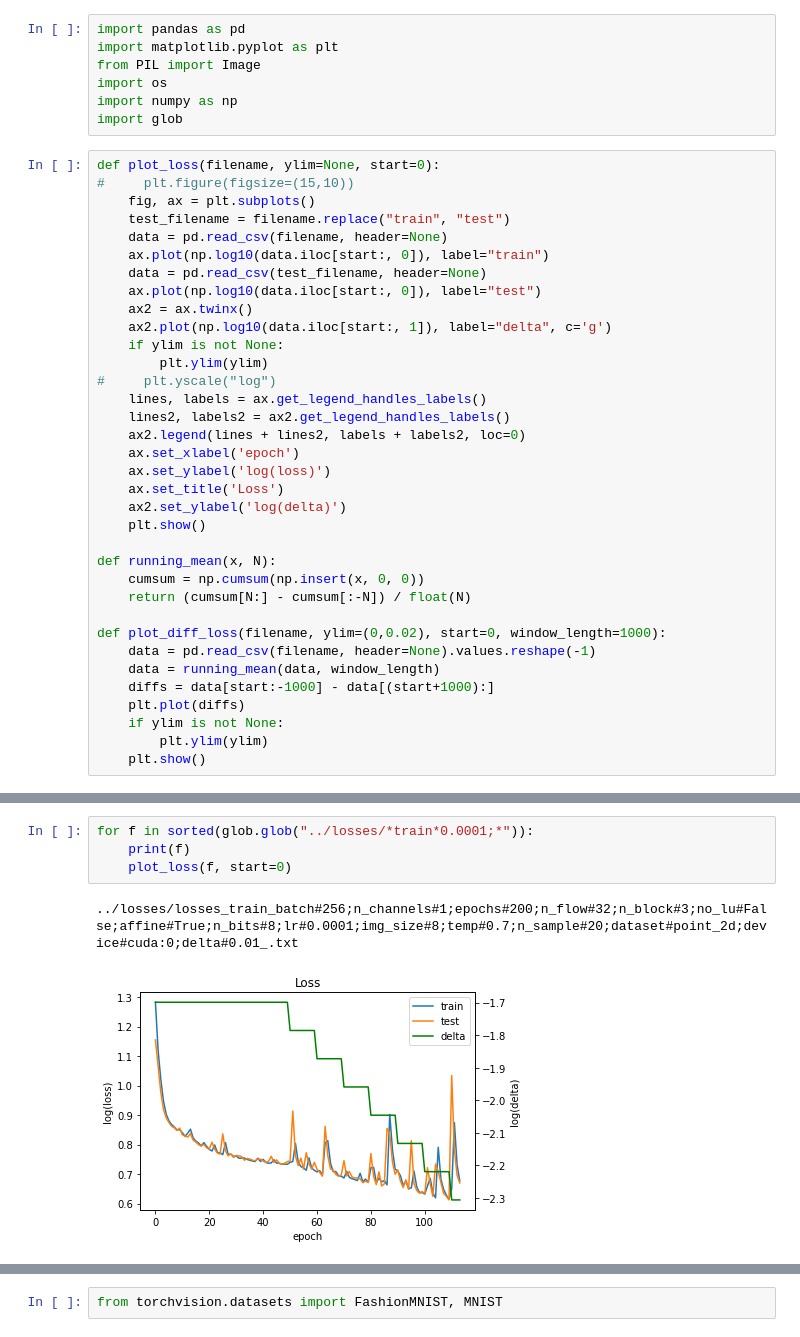
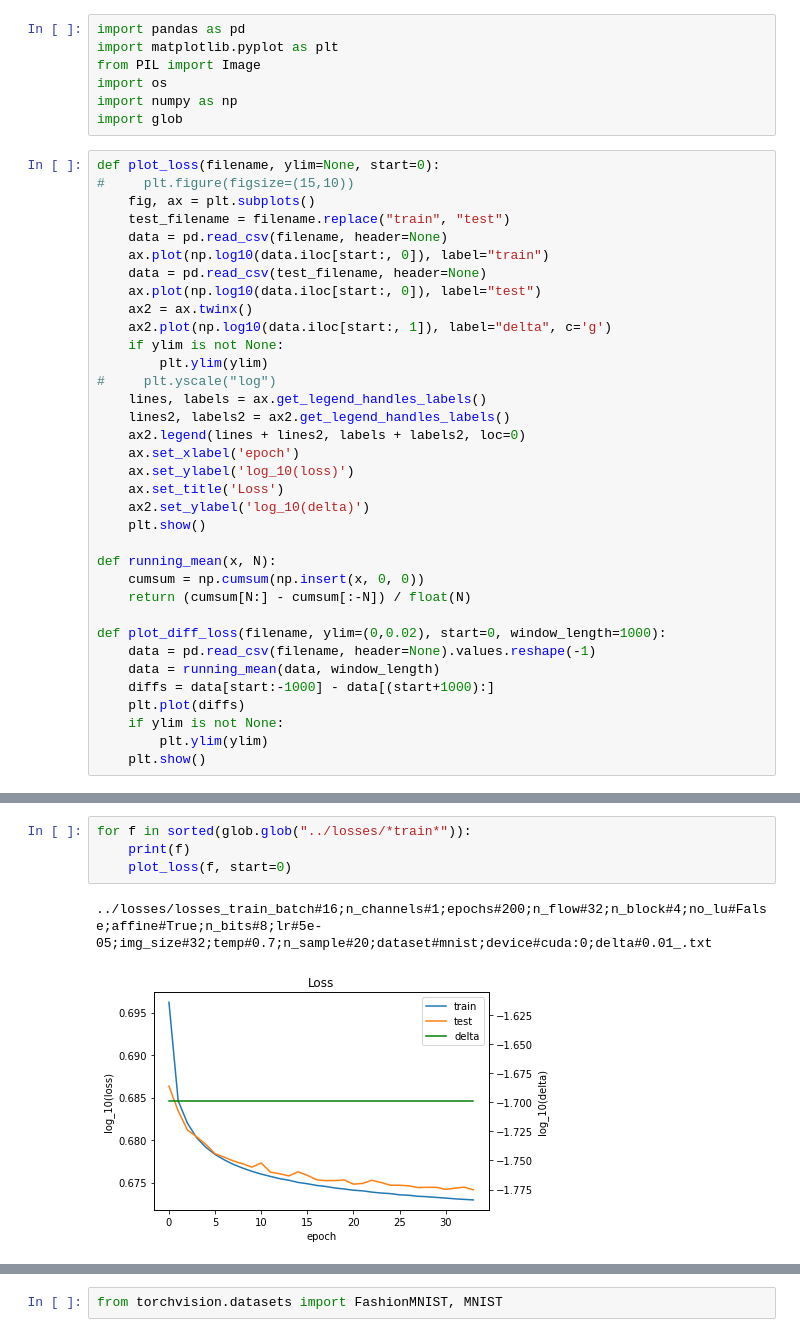
Before and after one commit to rosinality/glow-pytorch, a Jupyter notebook: notebooks/loss_plot.ipynb, the cells around one changed output, grey strips where cells are left out. Drawn from its saved outputs; the diff is of its cells as text.

Commit message:
new mnist params

```diff
--- a/notebooks/loss_plot.ipynb
+++ b/notebooks/loss_plot.ipynb
@@ -23,9 +23,9 @@ def plot_loss(filename, ylim=None, start=0):
     lines2, labels2 = ax2.get_legend_handles_labels()
     ax2.legend(lines + lines2, labels + labels2, loc=0)
     ax.set_xlabel('epoch')
-    ax.set_ylabel('log(loss)')
+    ax.set_ylabel('log_10(loss)')
     ax.set_title('Loss')
-    ax2.set_ylabel('log(delta)')
+    ax2.set_ylabel('log_10(delta)')
     plt.show()
 
 def running_mean(x, N):
@@ -43,10 +48,10 @@ def plot_diff_loss(filename, ylim=(0,0.02), start=0, window_length=1000):
 # %%
-for f in sorted(glob.glob("../losses/*train*0.0001;*")):
+for f in sorted(glob.glob("../losses/*train*")):
     print(f)
     plot_loss(f, start=0)
 # %% [output]
-../losses/losses_train_batch#256;n_channels#1;epochs#200;n_flow#32;n_block#3;no_lu#False;affine#True;n_bits#8;lr#0.0001;img_size#8;temp#0.7;n_sample#20;dataset#point_2d;device#cuda:0;delta#0.01_.txt
+../losses/losses_train_batch#16;n_channels#1;epochs#200;n_flow#32;n_block#4;no_lu#False;affine#True;n_bits#8;lr#5e-05;img_size#32;temp#0.7;n_sample#20;dataset#mnist;device#cuda:0;delta#0.01_.txt
-[figure, old version]
+[figure, new version]
 # %%
 n = 10
 for f in sorted(os.listdir("../sample"), key=lambda x: x.split("_")[-1]):
```
Also changed, not shown: parts of 2 cells of this notebook, 2 other files.
